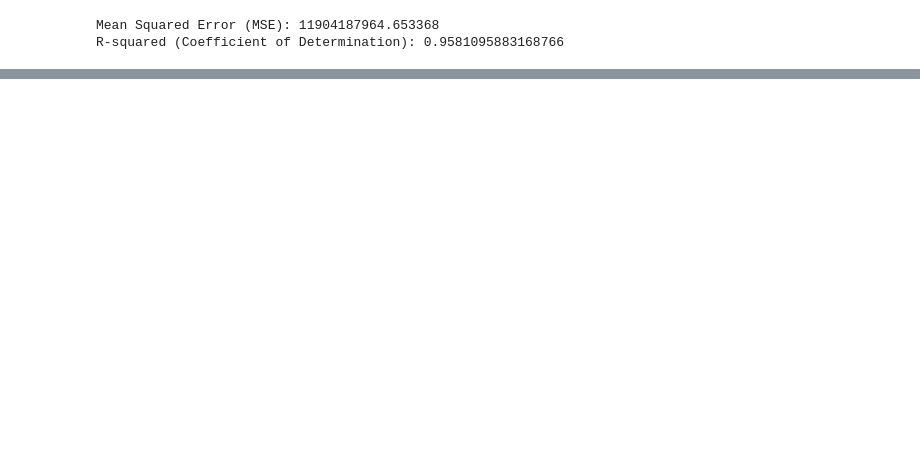
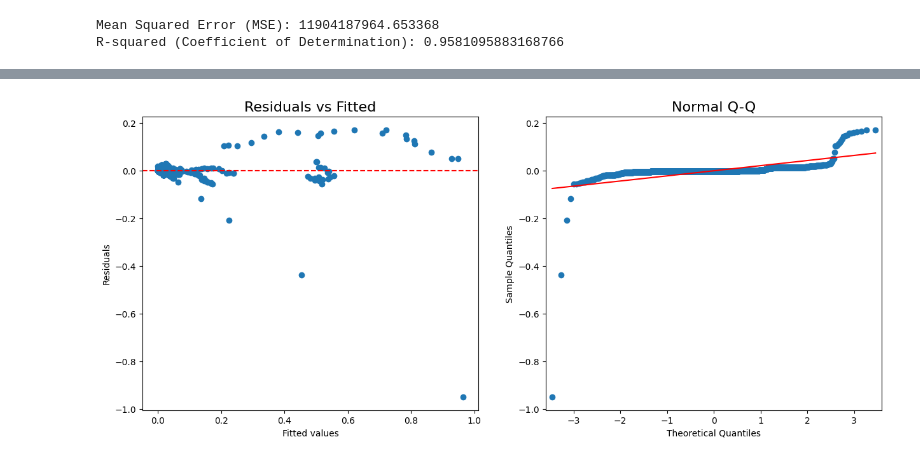
Before and after one commit to Annas-khan424/Data-visualisation, a Jupyter notebook: main.ipynb, the cells around one changed output, grey strips where cells are left out. Saved outputs shown, nothing was run; the diff lists cells and outputs as text; code cells hidden in the pictures; blank space fills up the shorter version.

Commit message:
check for homoscedasticity:rotating_light:

```diff
--- a/main.ipynb
+++ b/main.ipynb
@@ -569,12 +543,12 @@ Mean Squared Error (MSE): 11904187964.653368
 R-squared (Coefficient of Determination): 0.9581095883168766
 # %%
 print("We will preform multiple regression analysis to see how Renewable-electricity-generating-capacity-per-capita','Electricity from fossil fuels (TWh)''Renewables (% equivalent primary energy) ")
-print("contribute to evvironmental 'Explained by: Value_co2_emissions_kt_by_country")
+print("contribute to evvironmental Explained by Value_co2_emissions_kt_by_country\n")
 
 import statsmodels.api as sm
 
 # Define the dependent variable (y) and independent variables (X)
-y = df['Explained by: Value_co2_emissions_kt_by_country']
+y = df['Value_co2_emissions_kt_by_country']
 X = df[['Renewable-electricity-generating-capacity-per-capita',
         'Electricity from fossil fuels (TWh)',
         'Renewables (% equivalent primary energy)']]
@@ -593,0 +582,19 @@ ModuleNotFoundError: No module named 'statsmodels'
+# %%
+
+# Plotting residuals to check for homoscedasticity and independence (Checking Assumptions)
+fig, ax = plt.subplots(1, 2, figsize=(15, 6))
+
+# Residuals vs Fitted plot
+ax[0].scatter(model.fittedvalues, residuals)
+ax[0].axhline(y=0, color='r', linestyle='--')
+ax[0].set_title('Residuals vs Fitted', fontsize=16)
+ax[0].set_xlabel('Fitted values')
+ax[0].set_ylabel('Residuals')
+
+# Normal QQ plot for checking normality of residuals
+sm.qqplot(residuals, line='s', ax=ax[1])
+ax[1].set_title('Normal Q-Q', fontsize=16)
+
+plt.show()
+# %% [output]
+[figure, added]
```
Also changed, not shown: parts of 5 cells of this notebook.
